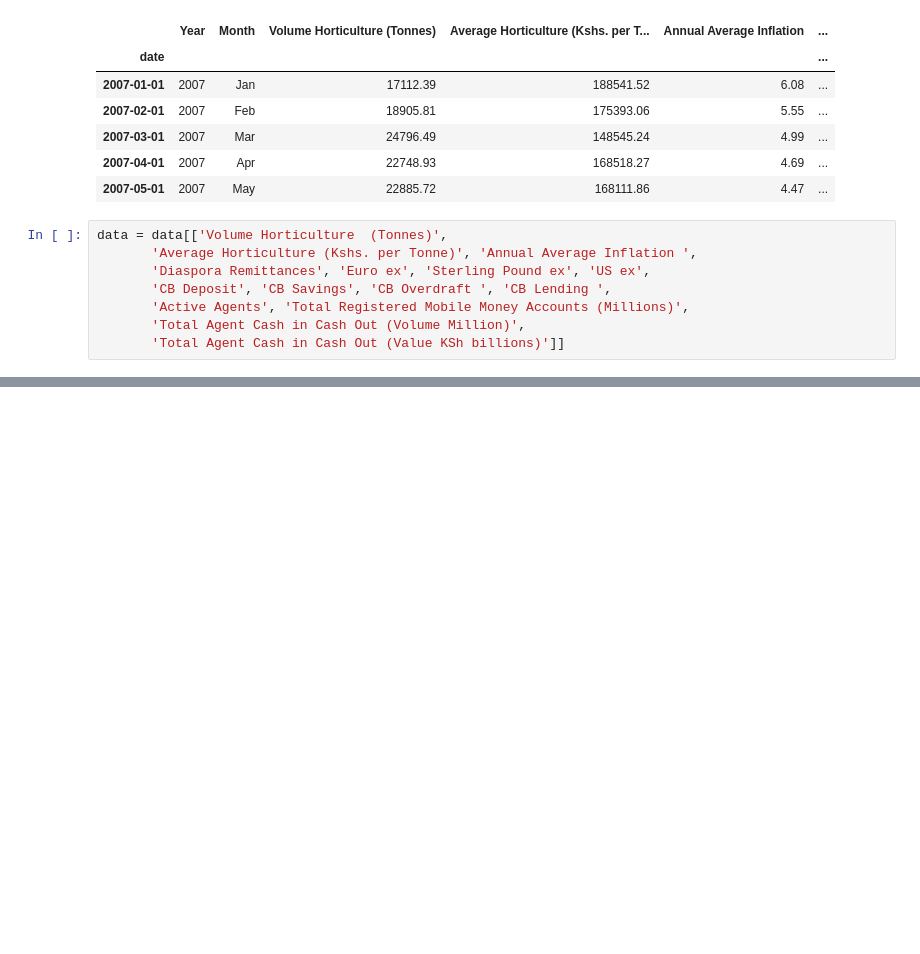
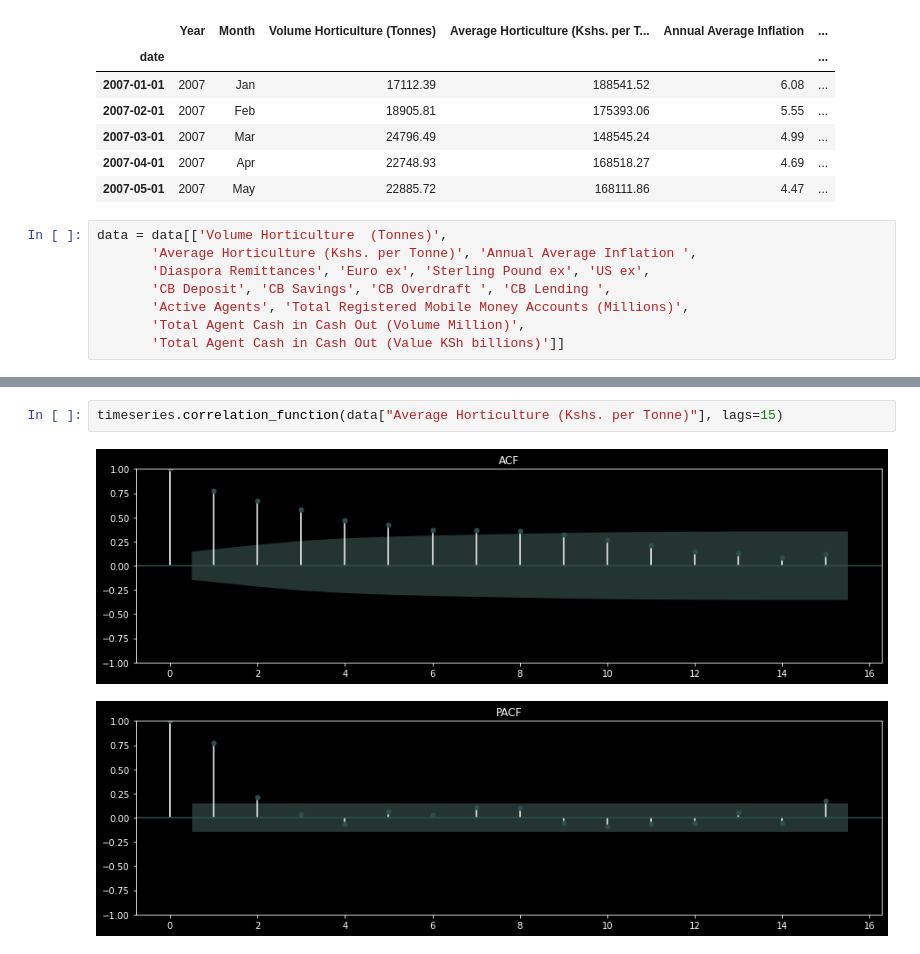
Before and after one commit to brian-kipkoech-tanui/TimeSeries, a Jupyter notebook: BasicTimeSeriesModels/Example.ipynb, the cells around one changed output, grey strips where cells are left out. Saved outputs shown, nothing was run; the diff lists cells and outputs as text; blank space fills up the shorter version.

```diff
--- a/BasicTimeSeriesModels/Example.ipynb
+++ b/BasicTimeSeriesModels/Example.ipynb
@@ -24 +35,6 @@ data = data[['Volume Horticulture  (Tonnes)',
+# %%
+timeseries.correlation_function(data["Average Horticulture (Kshs. per Tonne)"], lags=15)
+# %% [output]
+[figure, added]
+[figure, added]
 # %%
```
Also changed, not shown: parts of 19 cells of this notebook, 4 other files.
